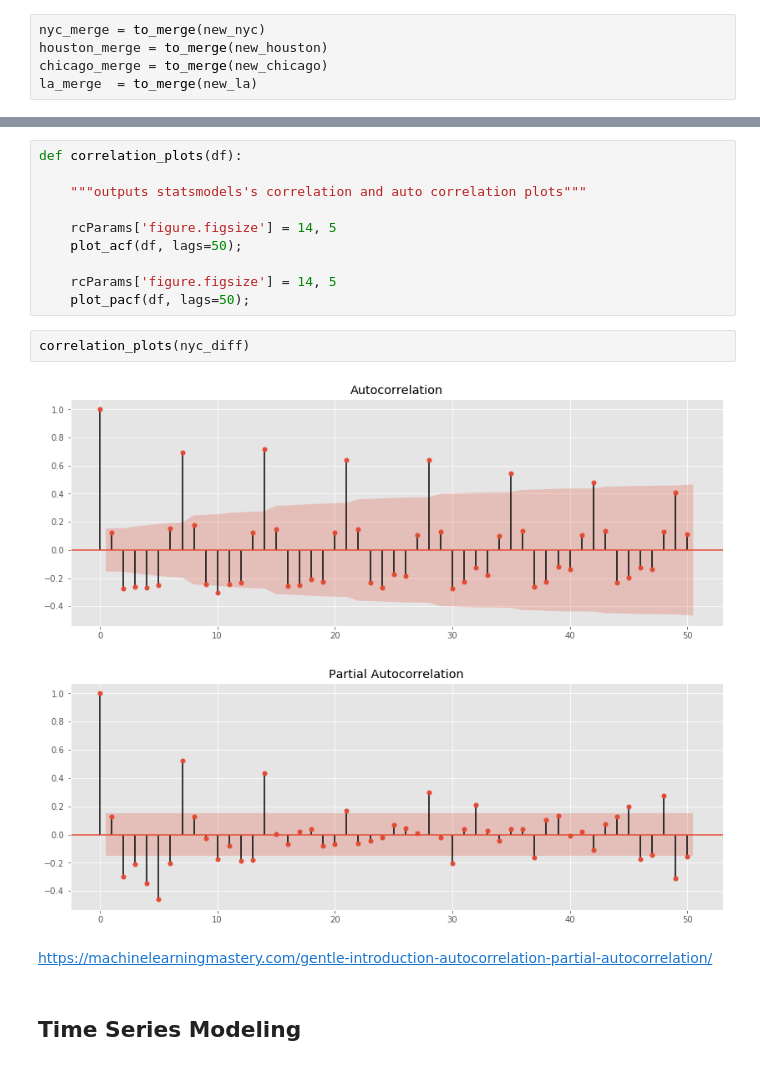
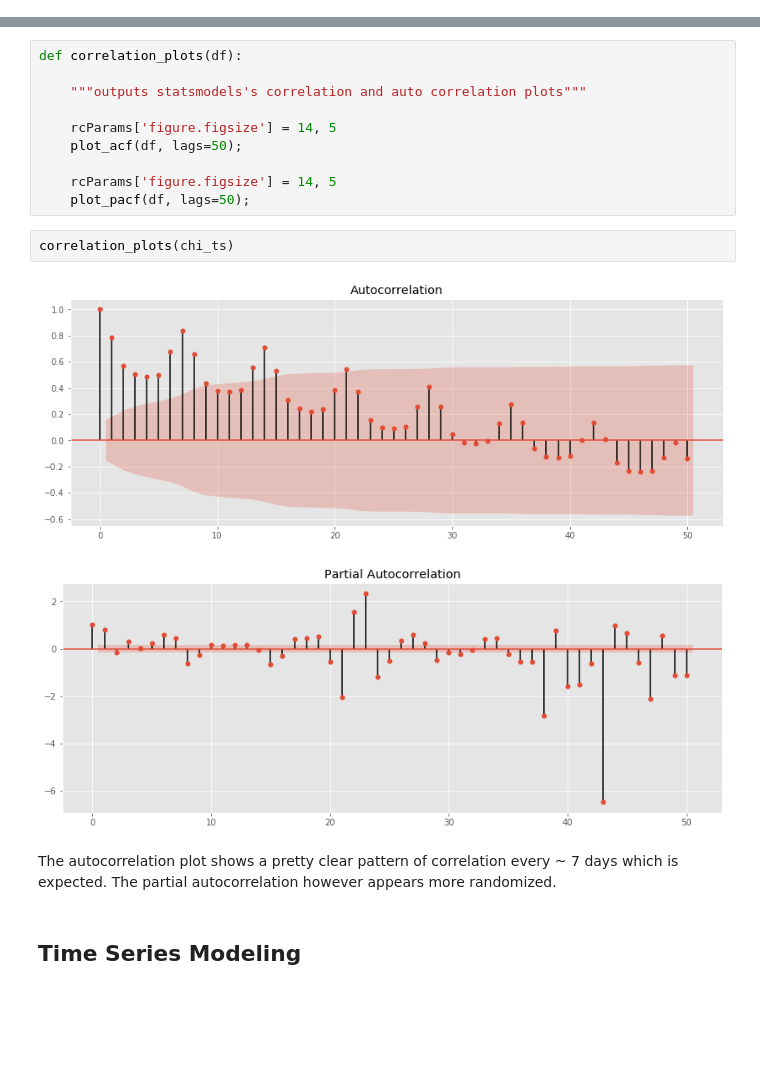
Before and after one commit to christisarv/2021-covid-vaccine-analysis, a Jupyter notebook: Vaccinantion Records Analysis.ipynb, the cells around one changed output, grey strips where cells are left out. Drawn from its saved outputs; the diff is of its cells as text; blank space fills up the shorter version.

```diff
--- a/Vaccinantion Records Analysis.ipynb
+++ b/Vaccinantion Records Analysis.ipynb
@@ -92,8 +99,3 @@ def to_merge(dataframe):
 
     city_subset = dataframe[['date', 'city', 'total_doses']]
     return(city_subset)
-# %%
-nyc_merge = to_merge(new_nyc)
-houston_merge = to_merge(new_houston)
-chicago_merge = to_merge(new_chicago)
-la_merge  = to_merge(new_la)
@@ -327,12 +329,12 @@ def correlation_plots(df):
     rcParams['figure.figsize'] = 14, 5
     plot_pacf(df, lags=50);
 # %%
-correlation_plots(nyc_diff)
+correlation_plots(chi_ts)
 # %% [output]
-[figure, old version]
+[figure, new version]
-[figure, old version]
+[figure, new version]
-# %% [markdown]
-https://machinelearningmastery.com/gentle-introduction-autocorrelation-partial-autocorrelation/
+# %% [markdown]
+The autocorrelation plot shows a pretty clear pattern of correlation every ~ 7 days which is expected. The partial autocorrelation however appears more randomized.
 # %% [markdown]
 ## Time Series Modeling
 # %% [markdown]
```
Also changed, not shown: parts of 48 cells of this notebook, 2 other files.
